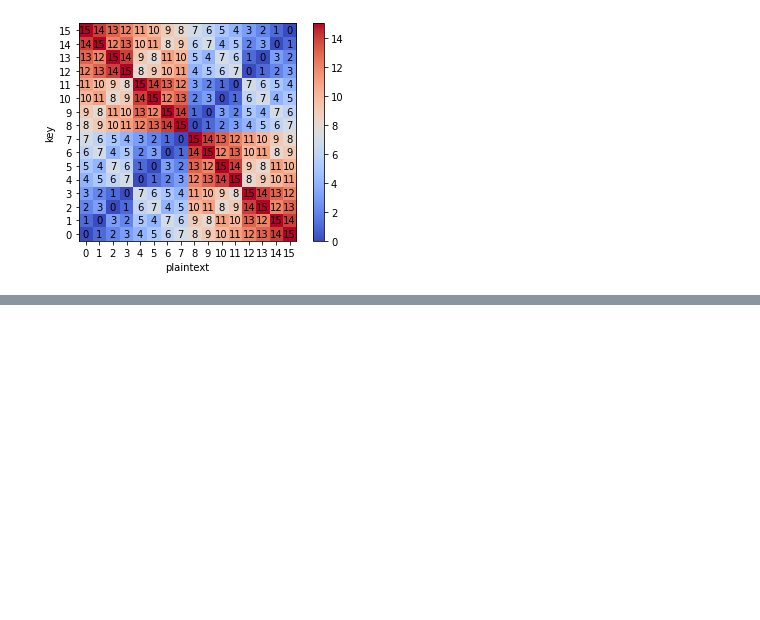
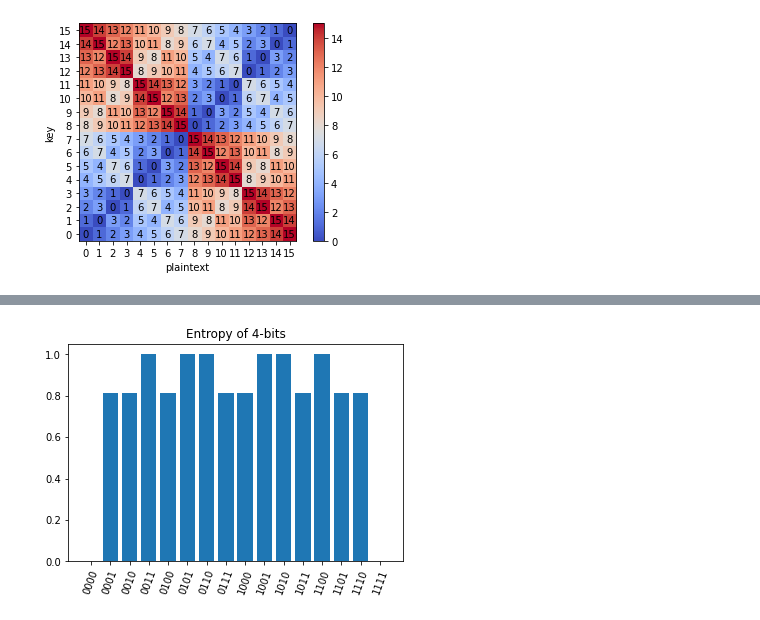
Before and after one commit to Jim137/Entropy, a Jupyter notebook: entropy_of_encrypted.ipynb, the cells around one changed output, grey strips where cells are left out. Saved outputs shown, nothing was run; the diff lists cells and outputs as text; code cells hidden in the pictures; blank space fills up the shorter version.

```diff
--- a/entropy_of_encrypted.ipynb
+++ b/entropy_of_encrypted.ipynb
@@ -60,0 +98,18 @@ plt.show()
+# %%
+entropy_0 = []
+for i in range(16):
+    entropy_0.append(entropy(p[i]))
+
+fig, ax = plt.subplots()
+
+ax.bar(range(16),entropy_0)
+ax.set_xticks(range(16))
+ax.set_xticklabels(['0000','0001','0010','0011',
+                    '0100','0101','0110','0111',
+                    '1000','1001','1010','1011',
+                    '1100','1101','1110','1111'],
+                   rotation=70)
+ax.set_title('Entropy of 4-bits')
+plt.show()
+# %% [output]
+[figure, added]
```
Also changed, not shown: parts of 11 cells of this notebook.
